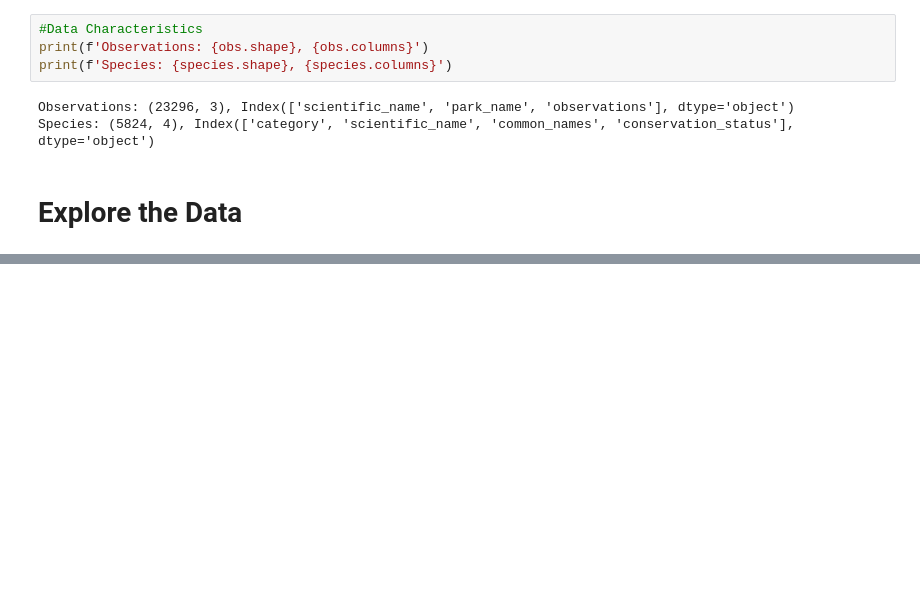
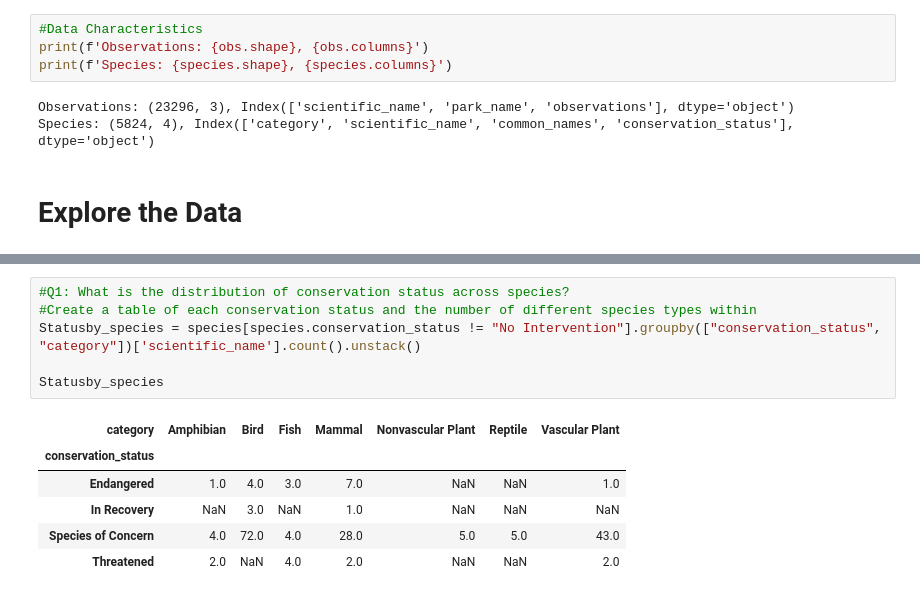
Before and after one commit to h-ostcode/Biodiversity-in-National-Parks, a Jupyter notebook: biodiversity.ipynb, the cells around one changed output, grey strips where cells are left out. Drawn from its saved outputs; the diff is of its cells as text; blank space fills up the shorter version.

```diff
--- a/biodiversity.ipynb
+++ b/biodiversity.ipynb
@@ -157,0 +190,13 @@ Total number of observations:3314739
+# %%
+#Q1: What is the distribution of conservation status across species?
+#Create a table of each conservation status and the number of different species types within
+Statusby_species = species[species.conservation_status != "No Intervention"].groupby(["conservation_status", "category"])['scientific_name'].count().unstack()
+
+Statusby_species
+# %% [output]
+| category | Amphibian | Bird | Fish | Mammal | Nonvascular Plant | Reptile | Vascular Plant |
+| conservation_status |  |  |  |  |  |  |  |
+| Endangered | 1.0 | 4.0 | 3.0 | 7.0 | NaN | NaN | 1.0 |
+| In Recovery | NaN | 3.0 | NaN | 1.0 | NaN | NaN | NaN |
+| Species of Concern | 4.0 | 72.0 | 4.0 | 28.0 | 5.0 | 5.0 | 43.0 |
+| Threatened | 2.0 | NaN | 4.0 | 2.0 | NaN | NaN | 2.0 |
```
Also changed, not shown: parts of 11 cells of this notebook.
